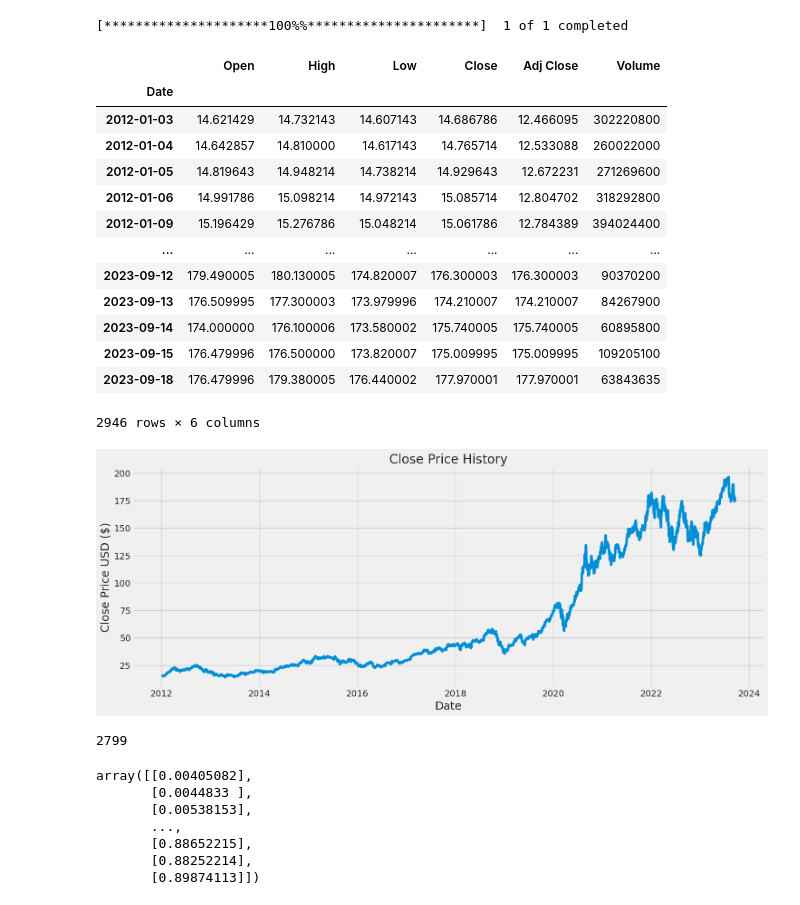
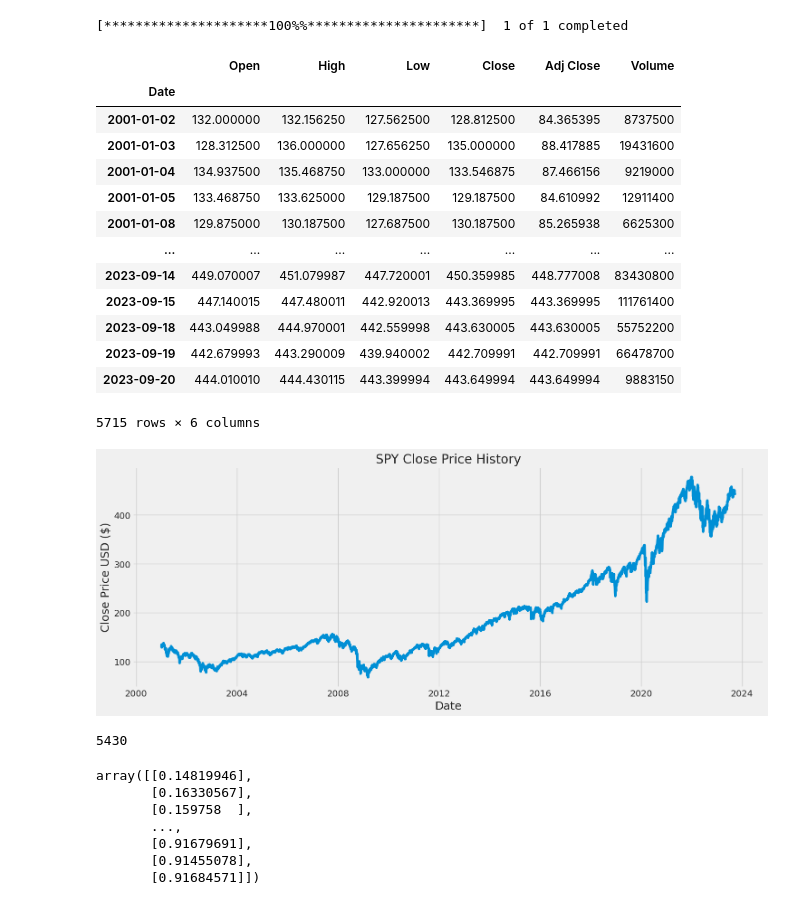
Before and after one commit to pierce3215/finances, a Jupyter notebook: Stock ML Model - 2.ipynb, the cells around one changed output. Drawn from its saved outputs; the diff is of its cells as text; code cells hidden in the pictures.

```diff
--- a/Stock ML Model - 2.ipynb
+++ b/Stock ML Model - 2.ipynb
@@ -283,33 +283,33 @@ for label, x, y in zip(rets.columns, rets.mean(), rets.std()):
 # %%
 # Get the stock quote
-df = pdr.get_data_yahoo('AAPL', start='2012-01-01', end=datetime.now())
+df = pdr.get_data_yahoo('SPY', start='2001-01-01', end=datetime.now())
 # Show teh data
 df
 # %% [output]
 [*********************100%%**********************]  1 of 1 completed
 |  | Open | High | Low | Close | Adj Close | Volume |
 | Date |  |  |  |  |  |  |
-| 2012-01-03 | 14.621429 | 14.732143 | 14.607143 | 14.686786 | 12.466095 | 302220800 |
-| 2012-01-04 | 14.642857 | 14.810000 | 14.617143 | 14.765714 | 12.533088 | 260022000 |
-| 2012-01-05 | 14.819643 | 14.948214 | 14.738214 | 14.929643 | 12.672231 | 271269600 |
-| 2012-01-06 | 14.991786 | 15.098214 | 14.972143 | 15.085714 | 12.804702 | 318292800 |
-| 2012-01-09 | 15.196429 | 15.276786 | 15.048214 | 15.061786 | 12.784389 | 394024400 |
+| 2001-01-02 | 132.000000 | 132.156250 | 127.562500 | 128.812500 | 84.365395 | 8737500 |
+| 2001-01-03 | 128.312500 | 136.000000 | 127.656250 | 135.000000 | 88.417885 | 19431600 |
+| 2001-01-04 | 134.937500 | 135.468750 | 133.000000 | 133.546875 | 87.466156 | 9219000 |
+| 2001-01-05 | 133.468750 | 133.625000 | 129.187500 | 129.187500 | 84.610992 | 12911400 |
+| 2001-01-08 | 129.875000 | 130.187500 | 127.687500 | 130.187500 | 85.265938 | 6625300 |
 | ... | ... | ... | ... | ... | ... | ... |
-| 2023-09-12 | 179.490005 | 180.130005 | 174.820007 | 176.300003 | 176.300003 | 90370200 |
-| 2023-09-13 | 176.509995 | 177.300003 | 173.979996 | 174.210007 | 174.210007 | 84267900 |
-| 2023-09-14 | 174.000000 | 176.100006 | 173.580002 | 175.740005 | 175.740005 | 60895800 |
-| 2023-09-15 | 176.479996 | 176.500000 | 173.820007 | 175.009995 | 175.009995 | 109205100 |
-| 2023-09-18 | 176.479996 | 179.380005 | 176.440002 | 177.970001 | 177.970001 | 63843635 |
+| 2023-09-14 | 449.070007 | 451.079987 | 447.720001 | 450.359985 | 448.777008 | 83430800 |
+| 2023-09-15 | 447.140015 | 447.480011 | 442.920013 | 443.369995 | 443.369995 | 111761400 |
+| 2023-09-18 | 443.049988 | 444.970001 | 442.559998 | 443.630005 | 443.630005 | 55752200 |
+| 2023-09-19 | 442.679993 | 443.290009 | 439.940002 | 442.709991 | 442.709991 | 66478700 |
+| 2023-09-20 | 444.010010 | 444.430115 | 443.399994 | 443.649994 | 443.649994 | 9883150 |
-2946 rows × 6 columns
+5715 rows × 6 columns
 # %%
 plt.figure(figsize=(16,6))
-plt.title('Close Price History')
+plt.title('SPY Close Price History')
 plt.plot(df['Close'])
 plt.xlabel('Date', fontsize=18)
 plt.ylabel('Close Price USD ($)', fontsize=18)
 plt.show()
 # %% [output]
-[figure, old version]
+[figure, new version]
 # %%
 # Create a new dataframe with only the 'Close column
 data = df.filter(['Close'])
@@ -320,7 +320,7 @@ training_data_len = int(np.ceil( len(dataset) * .95 ))
 
 training_data_len
 # %% [output]
-2799
+5430
 # %%
 # Scale the data
 from sklearn.preprocessing import MinMaxScaler
@@ -330,13 +330,13 @@ scaled_data = scaler.fit_transform(dataset)
 
 scaled_data
 # %% [output]
-array([[0.00405082],
-       [0.0044833 ],
-       [0.00538153],
+array([[0.14819946],
+       [0.16330567],
+       [0.159758  ],
        ...,
-       [0.88652215],
-       [0.88252214],
-       [0.89874113]])
+       [0.91679691],
+       [0.91455078],
+       [0.91684571]])
 # %%
 # Create the training data set
 # Create the scaled training data set
```
Also changed, not shown: parts of 21 cells of this notebook.
